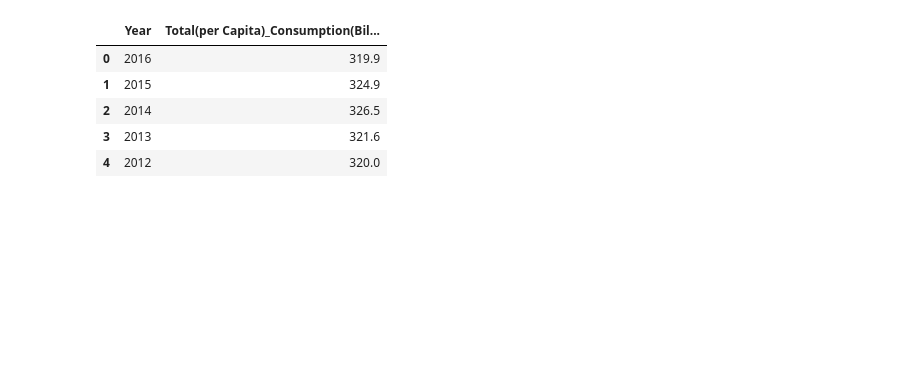
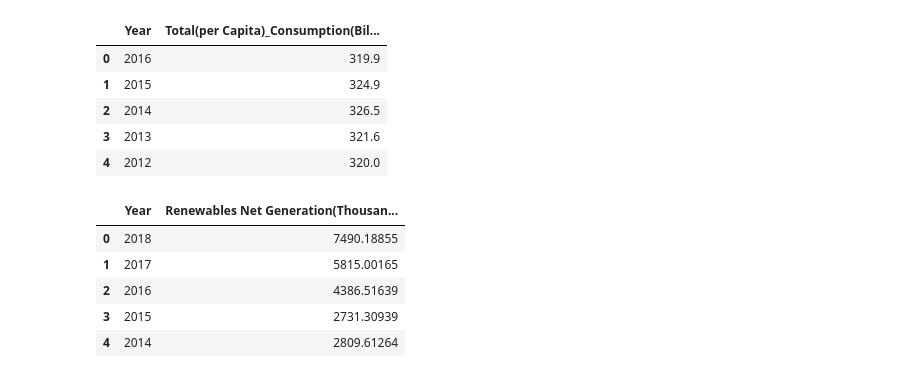
Before and after one commit to MTRaley52/Project_1, a Jupyter notebook: CleanenergyFile.ipynb, the cells around one changed output. Saved outputs shown, nothing was run; the diff lists cells and outputs as text; code cells hidden in the pictures; blank space fills up the shorter version.

```diff
--- a/CleanenergyFile.ipynb
+++ b/CleanenergyFile.ipynb
@@ -195,3 +213,19 @@ Total_perCapita_consump_df.head()
 | 2 | 2014 | 326.5 |
 | 3 | 2013 | 321.6 |
 | 4 | 2012 | 320.0 |
+# %%
+#drilling down to Electricity  Renewables Net Generation Electric power (total)...............................................................
+base_url="http://api.eia.gov/series/?"
+series_id_to_call=["ELEC.GEN.AOR-NM-98.A"]
+parame={"api_key":gkey,"series_id":series_id_to_call}
+Renewables_Net_Generation = requests.get(base_url, params=parame).json()
+Renewables_Net_Generation_df=pd.DataFrame(Renewables_Net_Generation["series"][0]["data"])
+Renewables_Net_Generation_df.columns=["Year","Renewables Net Generation(Thousand Megawatthours)"]
+Renewables_Net_Generation_df.head()
+# %% [output]
+|  | Year | Renewables Net Generation(Thousan... |
+| 0 | 2018 | 7490.18855 |
+| 1 | 2017 | 5815.00165 |
+| 2 | 2016 | 4386.51639 |
+| 3 | 2015 | 2731.30939 |
+| 4 | 2014 | 2809.61264 |
```
Also changed, not shown: parts of 6 cells of this notebook, 2 other files.
